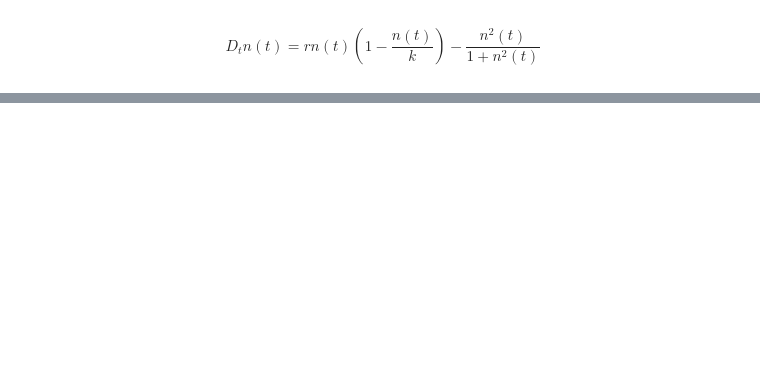
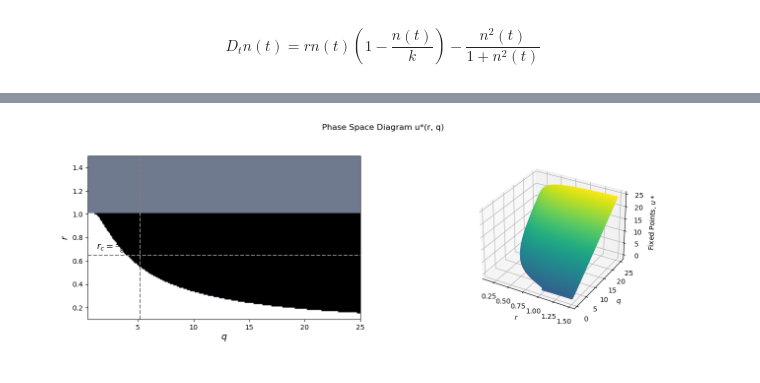
Before and after one commit to kentanaka3/Ecology-EvolutionICTP, a Jupyter notebook: 1Dim_NonLinear_Dynamics.ipynb, the cells around one changed output, grey strips where cells are left out. Saved outputs shown, nothing was run; the diff lists cells and outputs as text; code cells hidden in the pictures; blank space fills up the shorter version.

```diff
--- a/1Dim_NonLinear_Dynamics.ipynb
+++ b/1Dim_NonLinear_Dynamics.ipynb
@@ -186,0 +114,14 @@ plt.show()
+# %%
+def Budworm_fixed_point_stability(u_fpt, r, q):
+  """Checks the stability (stable, unstable, or bistable) of a fixed point."""
+
+  der = derivative(F, u_fpt, dx=1e-6, args=(t_arr, r, q))
+  # Labels the fixed points with its corresponding stability
+  err = 0.01  # Tolerance value; when |x| < 0.01, the computer interprets this
+              # as zero.
+  if der > err:
+    return "unstable"
+  elif der < -err:
+    return "stable"
+  else:
+    return "bistable"
@@ -186,0 +159,56 @@ plt.show()
+# %%
+%matplotlib widget
+def r_q_phase_space():
+  r_arr, q_arr = np.arange(*rlims), np.arange(*qlims)
+  rq_s = np.zeros([len(r_arr), len(q_arr)])
+
+  fig, ax = plt.subplots(1, 2, figsize=(14, 5))
+  fig.tight_layout(pad=5.0)
+  plt.suptitle(f"Phase Space Diagram u*(r, q)")
+
+  # Saves a table of the fixed points and their stabilities for each r and q
+  # parameter combination
+  with open("fp.dat", "w") as fp:
+    for i, r in enumerate(r_arr):
+      for j, q in enumerate(q_arr):
+        fpts = Budworm_Population_fixed_points(r, q, plot=False)
+        rq_s[i, j] = len(fpts)  # number of fixed points
+        for fpt in fpts:
+          stability = Budworm_fixed_point_stability(fpt, r, q)
+          fp.write(f"{r:.4f}\t{q:.4f}\t{fpt}\t{stability}\n")
+
+  # Plots the phase map
+  plt.subplot(121)
+  plt.xlabel("$q$", size=13)
+  plt.ylabel("$r$", size=13)
+  plt.vlines(3*np.sqrt(3), rlims[0], rlims[1], colors="grey",
+             linestyles="dashed")
+  plt.hlines(3*np.sqrt(3)/8, qlims[0], qlims[1], colors="grey",
+             linestyles="dashed")
+  plt.text(1.3, 0.7, "$r_c = \\frac{3\\sqrt{3}}{8}$", fontsize=13)
+  plt.text(6, 0.7, "$q_c = 3\\sqrt{3}$", fontsize=13)
+  plt.imshow(rq_s, origin="lower", cmap="bone_r", aspect="auto",
+             extent=[qlims[0], qlims[1], rlims[0], rlims[1]])
+
+  # Plots the 3D Phase Space
+  ax[1].remove()
+  ax[1] = fig.add_subplot(122, projection='3d')
+  ax[1].set_xlabel("$r$")
+  ax[1].set_ylabel("$q$")
+  ax[1].set_zlabel("Fixed Points, $u*$")
+
+  with open("fp.dat", "r") as fr:
+    x, y, u_fpts, st = np.asarray([line[:-1].split("\t")
+                                   for line in fr.readlines()]).T
+    x, y, u_fpts = x.astype(float), y.astype(float), u_fpts.astype(float)
+
+    i_unstable = np.argwhere(st == "unstable").flatten()
+    k = np.zeros(len(u_fpts))
+    k[i_unstable] = 1
+
+    ax[1].scatter(x, y, u_fpts, s=2, c=u_fpts*(np.power(-1, k)))
+  plt.show()
+
+r_q_phase_space()
+# %% [output]
+[figure, added]
```
Also changed, not shown: parts of 9 cells of this notebook, 2 other files.
